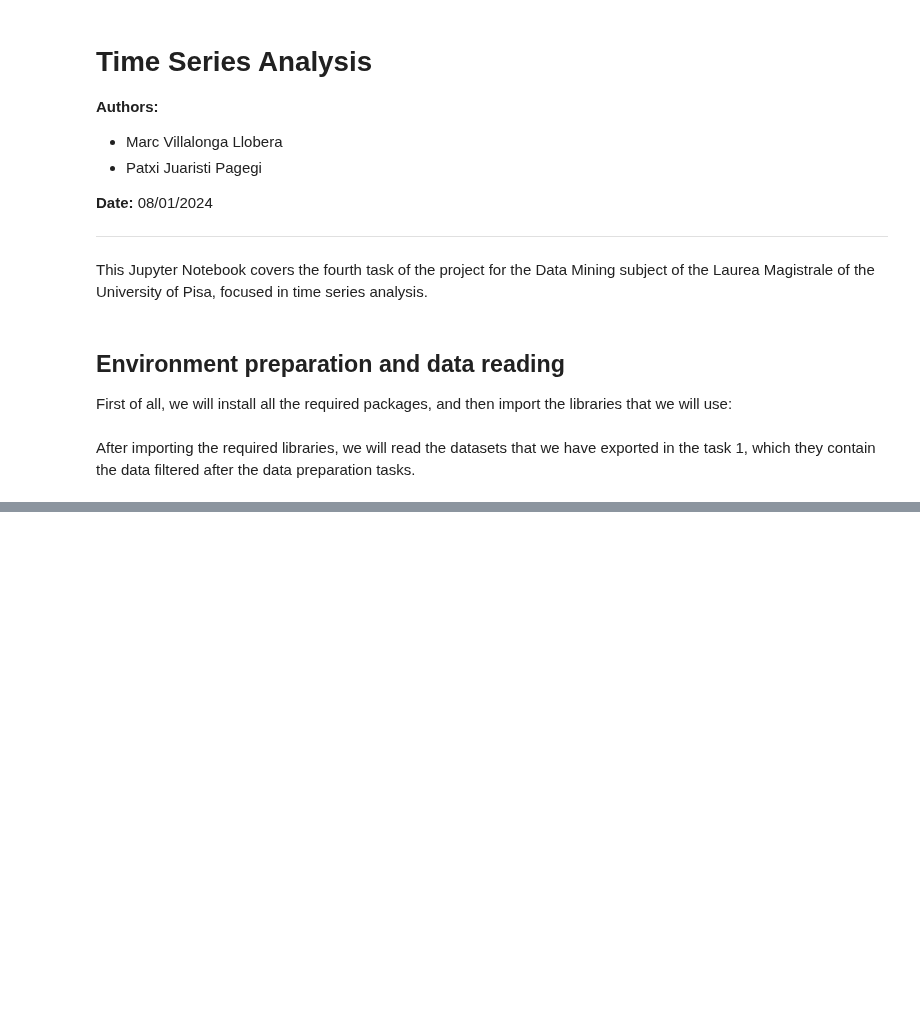
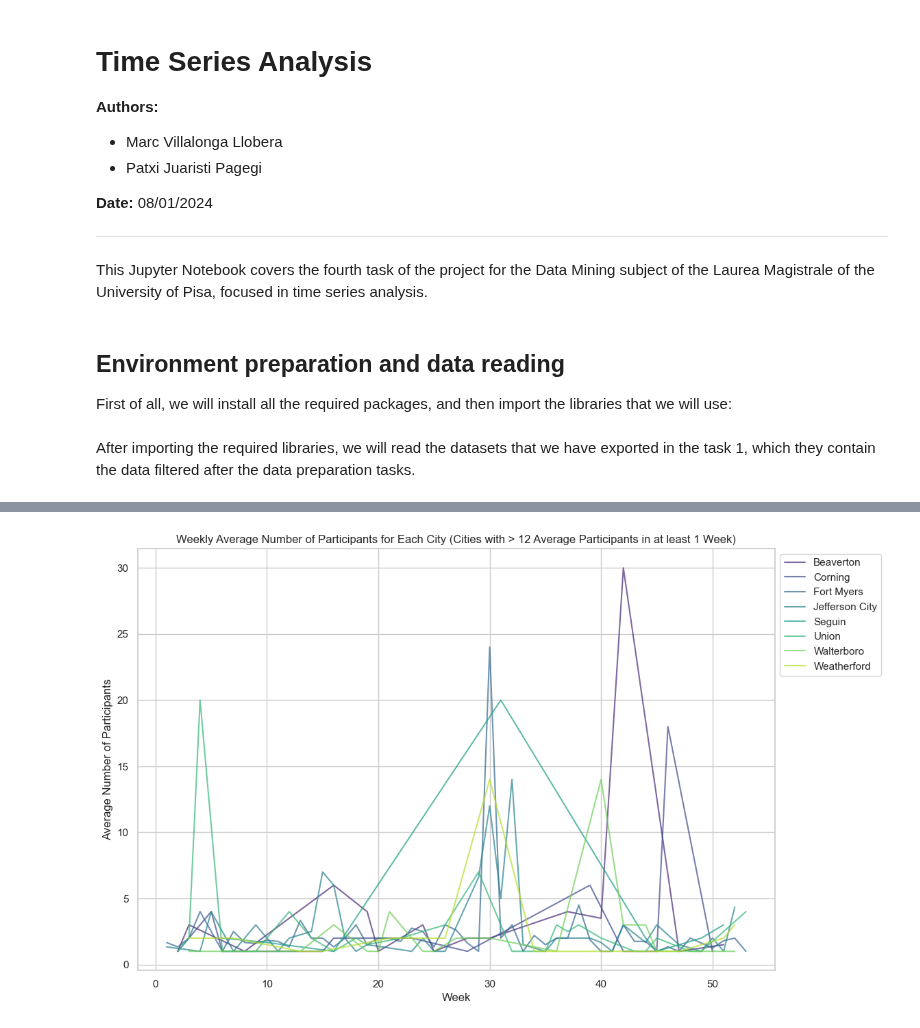
Before and after one commit to Marc2910llv/Gun-Incidents-In-USA-DataMining, a Jupyter notebook: DM_16_TASK4/DM_16_TASK4.ipynb, the cells around one changed output, grey strips where cells are left out. Drawn from its saved outputs; the diff is of its cells as text; code cells hidden in the pictures; blank space fills up the shorter version.

```diff
--- a/DM_16_TASK4/DM_16_TASK4.ipynb
+++ b/DM_16_TASK4/DM_16_TASK4.ipynb
@@ -37,0 +101,25 @@ ysdh_dataset = pd.read_csv('../project_datasets/year_state_district_house_v2.csv
+# %%
+# Filter cities with more than 6 average participants in at least 1 week
+selected_cities = city_scores.groupby('city_or_county')['score'].max() > 12
+selected_cities = selected_cities[selected_cities].index
+
+# Filter the data based on selected cities
+filtered_city_scores = city_scores[city_scores['city_or_county'].isin(selected_cities)]
+
+# Set the style of seaborn
+sns.set(style="whitegrid")
+
+# Line plot
+plt.figure(figsize=(12, 8))
+sns.lineplot(x='week', y='score', hue='city_or_county', data=filtered_city_scores, palette='viridis', alpha=0.7)
+
+# Set plot labels and title
+plt.xlabel('Week')
+plt.ylabel('Average Number of Participants')
+plt.title('Weekly Average Number of Participants for Each City (Cities with > 12 Average Participants in at least 1 Week)')
+
+# Show the plot
+plt.legend(loc='upper left', bbox_to_anchor=(1, 1))
+plt.show()
+# %% [output]
+[figure, added]
```
Also changed, not shown: parts of 9 cells of this notebook, 3 other files.
